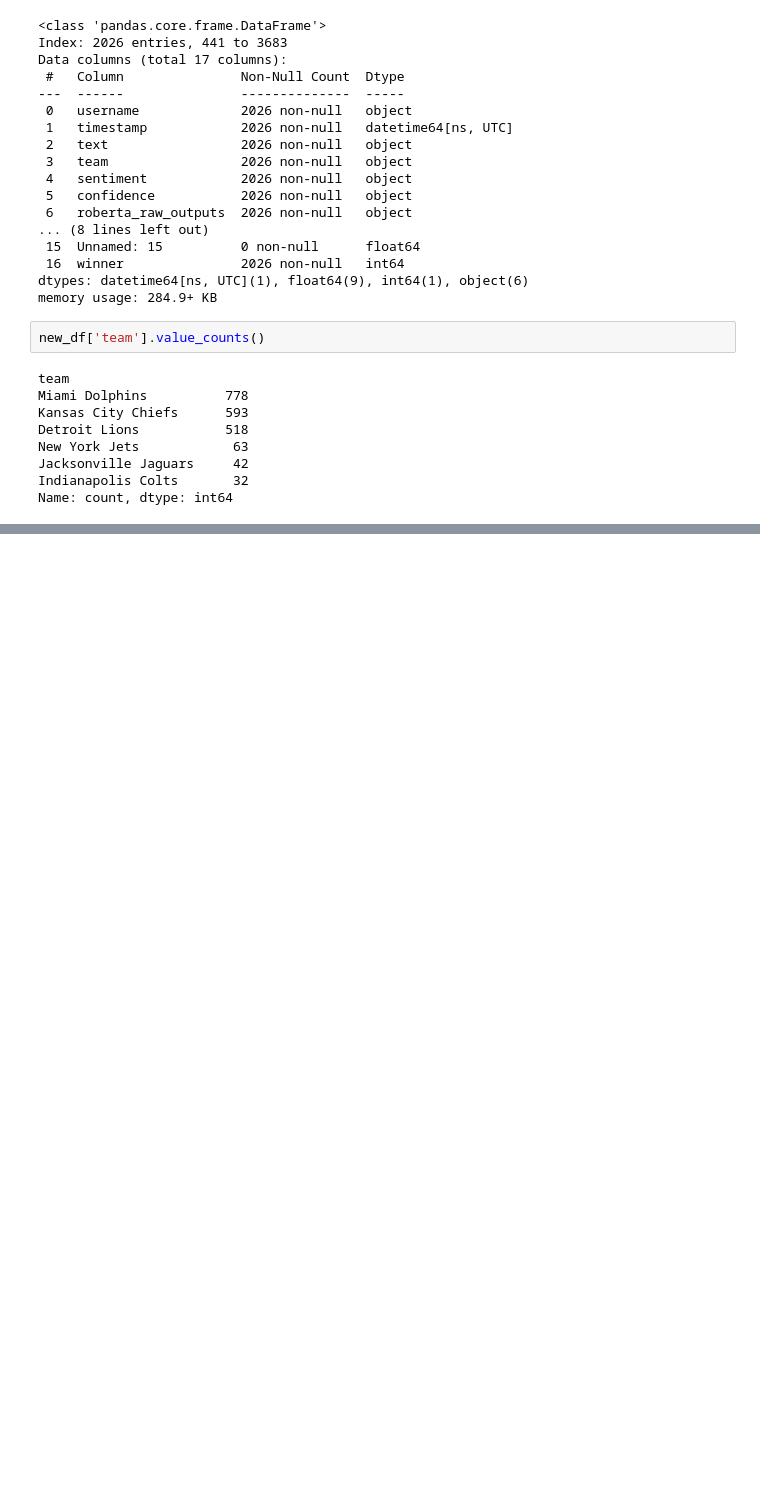
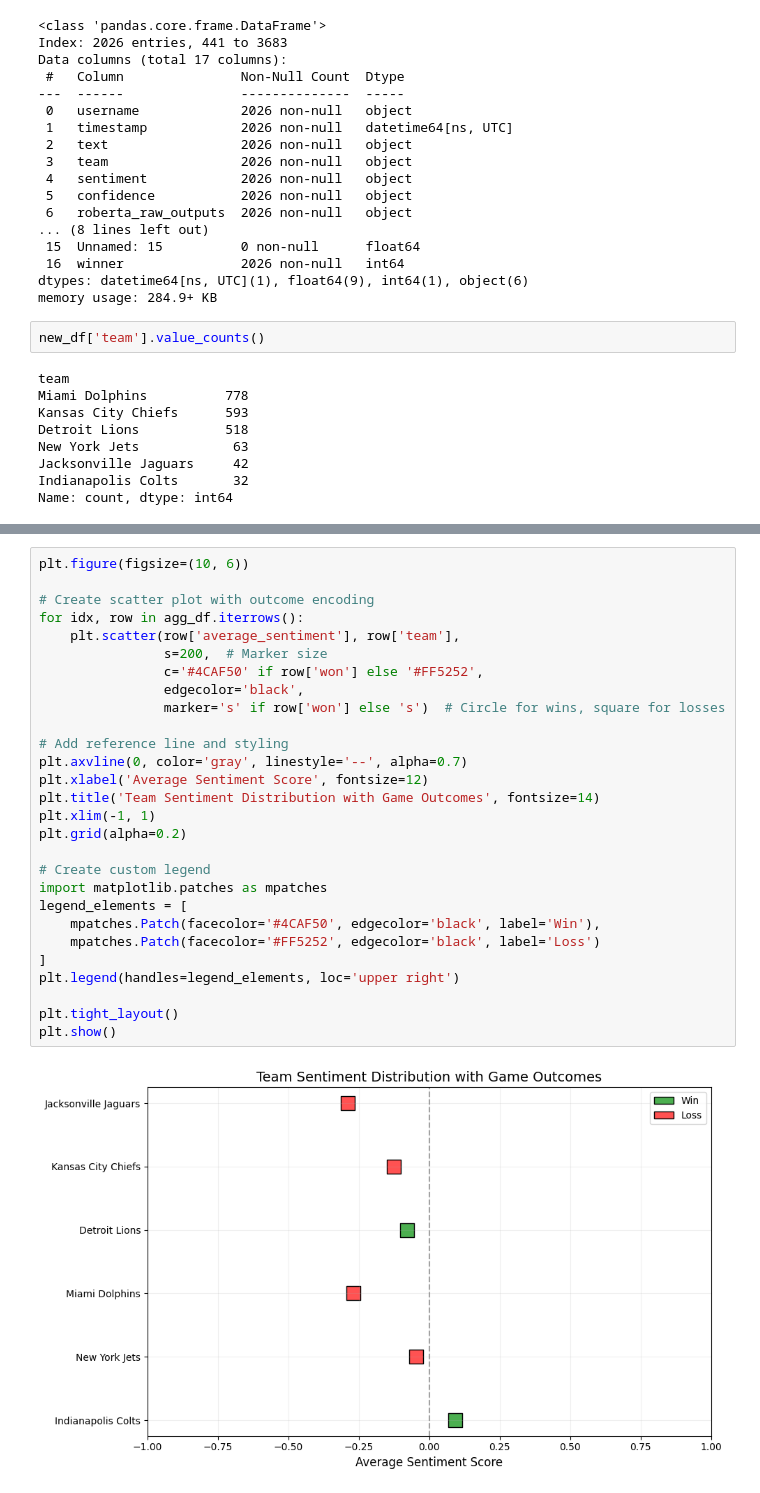
Before and after one commit to JuliaPPfeiffer/DS4002-Project1, a Jupyter notebook: SCRIPTS/data_analysis.ipynb, the cells around one changed output, grey strips where cells are left out. Saved outputs shown, nothing was run; the diff lists cells and outputs as text; blank space fills up the shorter version.

```diff
--- a/SCRIPTS/data_analysis.ipynb
+++ b/SCRIPTS/data_analysis.ipynb
@@ -302,0 +351,30 @@ average_sentiment    22.6638     22.411      1.011      0.312     -21.260      6
+# %%
+plt.figure(figsize=(10, 6))
+
+# Create scatter plot with outcome encoding
+for idx, row in agg_df.iterrows():
+    plt.scatter(row['average_sentiment'], row['team'],
+                s=200,  # Marker size
+                c='#4CAF50' if row['won'] else '#FF5252',
+                edgecolor='black',
+                marker='s' if row['won'] else 's')  # Circle for wins, square for losses
+
+# Add reference line and styling
+plt.axvline(0, color='gray', linestyle='--', alpha=0.7)
+plt.xlabel('Average Sentiment Score', fontsize=12)
+plt.title('Team Sentiment Distribution with Game Outcomes', fontsize=14)
+plt.xlim(-1, 1)
+plt.grid(alpha=0.2)
+
+# Create custom legend
+import matplotlib.patches as mpatches
+legend_elements = [
+    mpatches.Patch(facecolor='#4CAF50', edgecolor='black', label='Win'),
+    mpatches.Patch(facecolor='#FF5252', edgecolor='black', label='Loss')
+]
+plt.legend(handles=legend_elements, loc='upper right')
+
+plt.tight_layout()
+plt.show()
+# %% [output]
+[figure, added]
```
Also changed, not shown: parts of 11 cells of this notebook, 1 other file.
